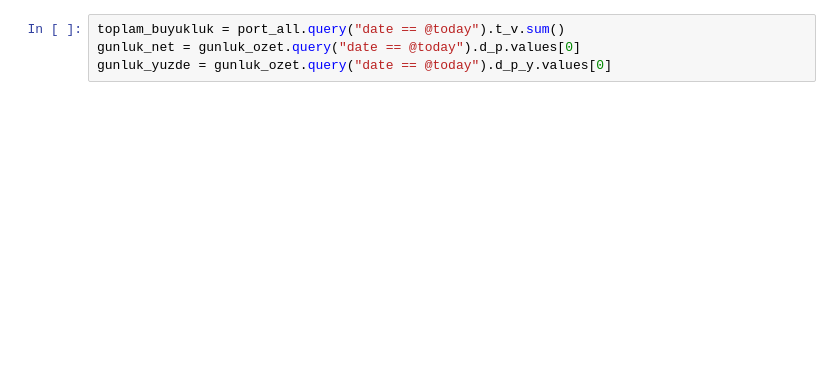
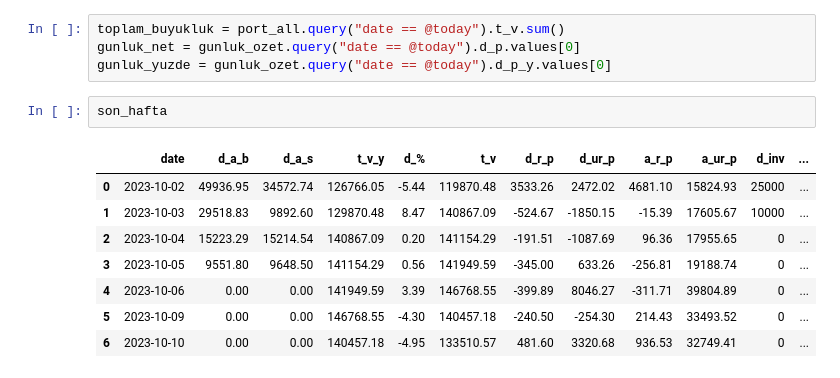
Before and after one commit to nuuritas/st_portfolyo3, a Jupyter notebook: jupyter/midas_streamlit.ipynb, the cells around one changed output. Saved outputs shown, nothing was run; the diff lists cells and outputs as text; blank space fills up the shorter version.

```diff
--- a/jupyter/midas_streamlit.ipynb
+++ b/jupyter/midas_streamlit.ipynb
@@ -681,6 +683,17 @@ today_str
 toplam_buyukluk = port_all.query("date == @today").t_v.sum()
 gunluk_net = gunluk_ozet.query("date == @today").d_p.values[0]
 gunluk_yuzde = gunluk_ozet.query("date == @today").d_p_y.values[0]
+# %%
+son_hafta
+# %% [output]
+|  | date | d_a_b | d_a_s | t_v_y | d_% | t_v | d_r_p | d_ur_p | a_r_p | a_ur_p | d_inv | ... |
+| 0 | 2023-10-02 | 49936.95 | 34572.74 | 126766.05 | -5.44 | 119870.48 | 3533.26 | 2472.02 | 4681.10 | 15824.93 | 25000 | ... |
+| 1 | 2023-10-03 | 29518.83 | 9892.60 | 129870.48 | 8.47 | 140867.09 | -524.67 | -1850.15 | -15.39 | 17605.67 | 10000 | ... |
+| 2 | 2023-10-04 | 15223.29 | 15214.54 | 140867.09 | 0.20 | 141154.29 | -191.51 | -1087.69 | 96.36 | 17955.65 | 0 | ... |
+| 3 | 2023-10-05 | 9551.80 | 9648.50 | 141154.29 | 0.56 | 141949.59 | -345.00 | 633.26 | -256.81 | 19188.74 | 0 | ... |
+| 4 | 2023-10-06 | 0.00 | 0.00 | 141949.59 | 3.39 | 146768.55 | -399.89 | 8046.27 | -311.71 | 39804.89 | 0 | ... |
+| 5 | 2023-10-09 | 0.00 | 0.00 | 146768.55 | -4.30 | 140457.18 | -240.50 | -254.30 | 214.43 | 33493.52 | 0 | ... |
+| 6 | 2023-10-10 | 0.00 | 0.00 | 140457.18 | -4.95 | 133510.57 | 481.60 | 3320.68 | 936.53 | 32749.41 | 0 | ... |
 # %%
 son_hafta = gunluk_ozet[-7:]
 son_hafta.reset_index(drop=True, inplace=True)
```
Also changed, not shown: parts of 2 cells of this notebook.
